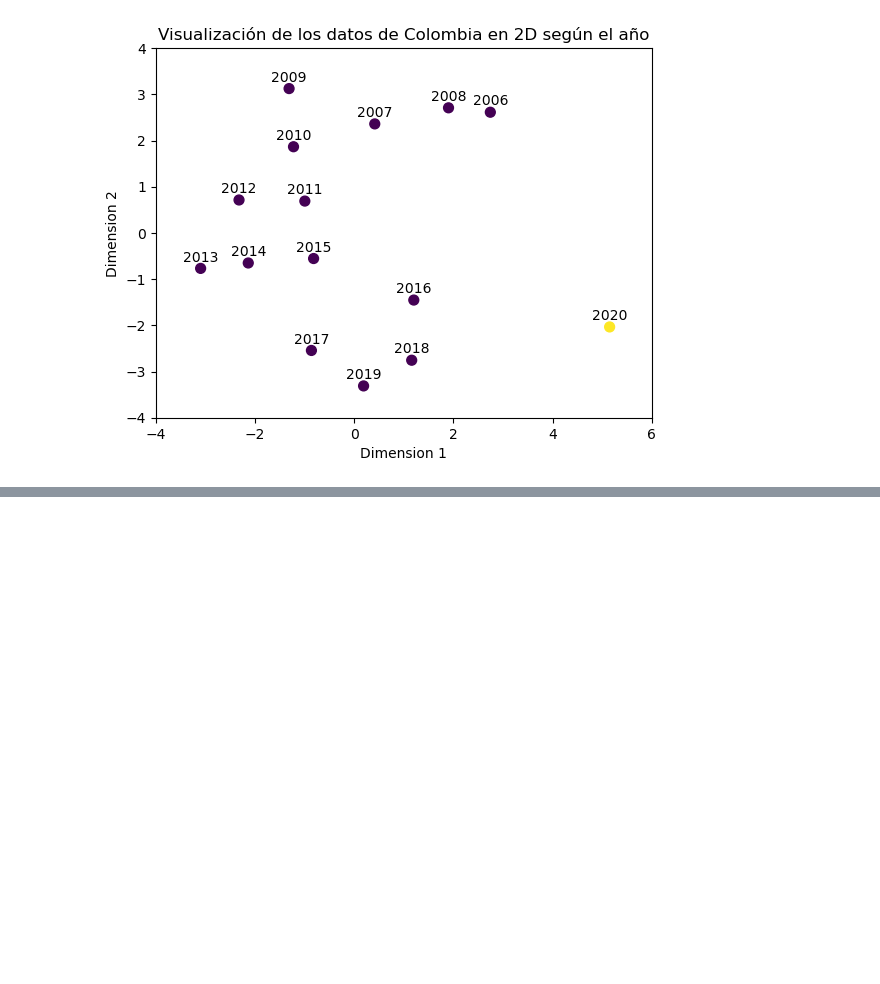
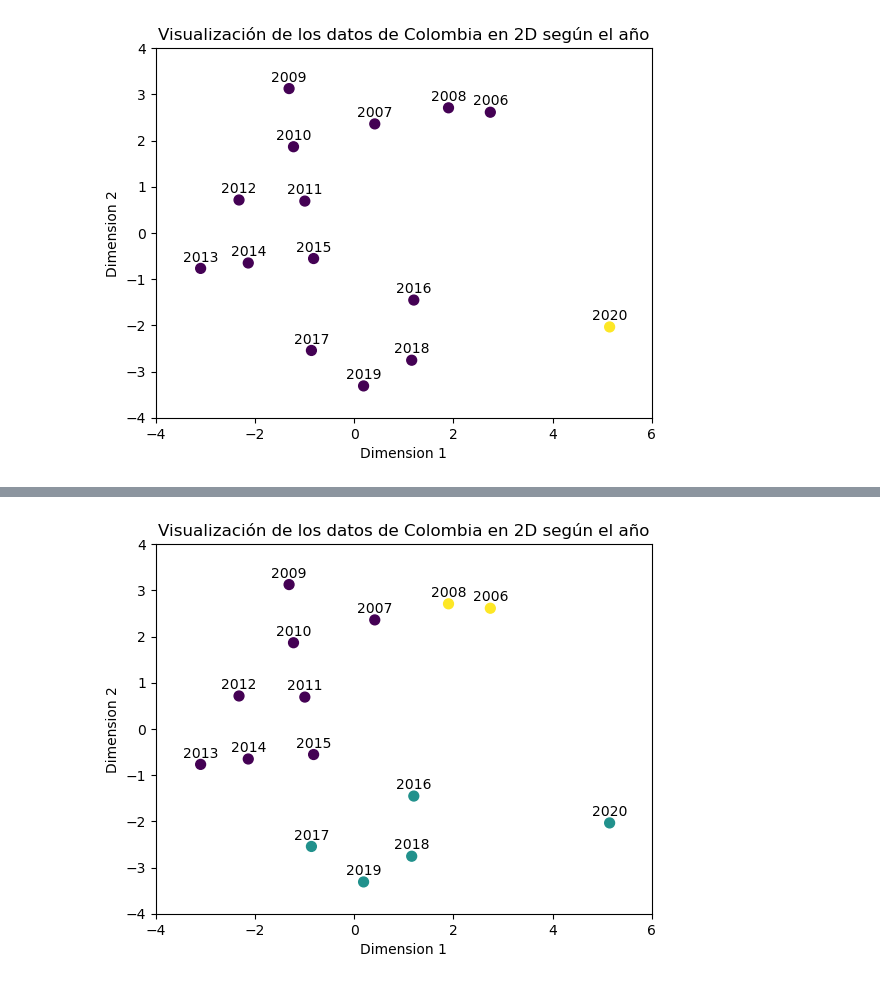
Before and after one commit to kevindmzapata/multivariate-statistics-course, a Jupyter notebook: TAREA_2/main.ipynb, the cells around one changed output, grey strips where cells are left out. Saved outputs shown, nothing was run; the diff lists cells and outputs as text; code cells hidden in the pictures; blank space fills up the shorter version.

```diff
--- a/TAREA_2/main.ipynb
+++ b/TAREA_2/main.ipynb
@@ -327,0 +341,22 @@ plt.show()
+# %%
+kmeans = KMeans(n_clusters=3, random_state=42)
+kmeans_labels = kmeans.fit_predict(X_scaled)
+kmeans_centroids = kmeans.cluster_centers_
+
+mds = MDS(n_components=2, random_state=42, dissimilarity='euclidean')
+X_mds = mds.fit_transform(X_scaled)
+
+plt.figure()
+plt.scatter(X_mds[:, 0], X_mds[:, 1], c=kmeans_labels, cmap='viridis', marker='o', s=50)
+
+for i, txt in enumerate(y):
+    plt.annotate(txt, (X_mds[i, 0], X_mds[i, 1]), textcoords="offset points", xytext=(0, 5), ha='center')
+
+plt.title("Visualización de los datos de Colombia en 2D según el año")
+plt.xlabel("Dimension 1")
+plt.ylabel("Dimension 2")
+plt.xlim(-4, 6)
+plt.ylim(-4, 4)
+plt.show()
+# %% [output]
+[figure, added]
```
Also changed, not shown: parts of 12 cells of this notebook.
